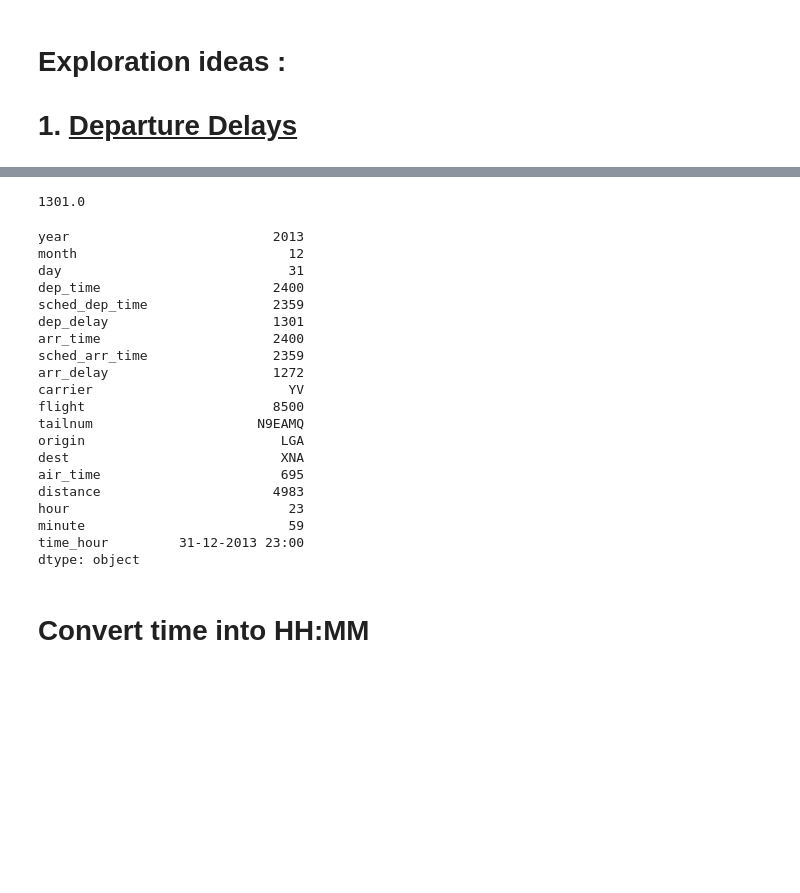
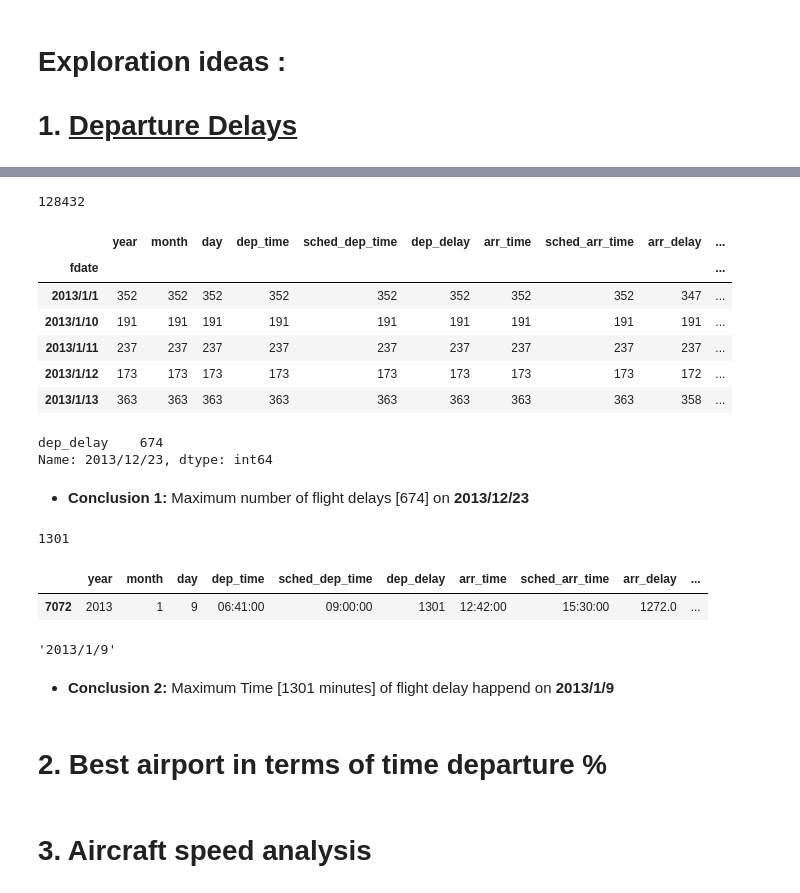
Before and after one commit to afarane/Analyze_NTY_FlighData, a Jupyter notebook: Analyze_NYC_FlightData.ipynb, the cells around one changed output, grey strips where cells are left out. Drawn from its saved outputs; the diff is of its cells as text; code cells hidden in the pictures; blank space fills up the shorter version.

```diff
--- a/Analyze_NYC_FlightData.ipynb
+++ b/Analyze_NYC_FlightData.ipynb
@@ -150,0 +125,4 @@ fdata.shape
+# %%
+len(fdata[fdata.dep_delay>0])
+# %% [output]
+128432
@@ -150,0 +131,20 @@ fdata.shape
+# %%
+delay_count= pd.DataFrame(delay_Flights.groupby('fdate').count())
+# %%
+delay_count.head()
+# %% [output]
+|  | year | month | day | dep_time | sched_dep_time | dep_delay | arr_time | sched_arr_time | arr_delay | ... |
+| fdate |  |  |  |  |  |  |  |  |  | ... |
+| 2013/1/1 | 352 | 352 | 352 | 352 | 352 | 352 | 352 | 352 | 347 | ... |
+| 2013/1/10 | 191 | 191 | 191 | 191 | 191 | 191 | 191 | 191 | 191 | ... |
+| 2013/1/11 | 237 | 237 | 237 | 237 | 237 | 237 | 237 | 237 | 237 | ... |
+| 2013/1/12 | 173 | 173 | 173 | 173 | 173 | 173 | 173 | 173 | 172 | ... |
+| 2013/1/13 | 363 | 363 | 363 | 363 | 363 | 363 | 363 | 363 | 358 | ... |
+# %%
+mydate = pd.DataFrame(delay_count['dep_delay'])
+mydate.loc[mydate['dep_delay'].idxmax()]
+# %% [output]
+dep_delay    674
+Name: 2013/12/23, dtype: int64
+# %% [markdown]
+* <b>Conclusion 1:</b> Maximum  number of flight delays [674] on <b>2013/12/23</b>
@@ -151,29 +153,21 @@ fdata.shape
 # %%
-fdata['dep_delay'].max()
+delay_time_max = fdata['dep_delay'].max()
+delay_time_max
 # %% [output]
-1301.0
+1301
 # %%
-fdata[fdata['dep_delay']==fdata['dep_delay']].max()
+
+fdata[fdata['dep_delay']==fdata['dep_delay'].max()]
 # %% [output]
-year                          2013
-month                           12
-day                             31
-dep_time                      2400
-sched_dep_time                2359
-dep_delay                     1301
-arr_time                      2400
-sched_arr_time                2359
-arr_delay                     1272
-carrier                         YV
-flight                        8500
-tailnum                     N9EAMQ
-origin                         LGA
-dest                           XNA
-air_time                       695
-distance                      4983
-hour                            23
-minute                          59
-time_hour         31-12-2013 23:00
-dtype: object
+|  | year | month | day | dep_time | sched_dep_time | dep_delay | arr_time | sched_arr_time | arr_delay | ... |
+| 7072 | 2013 | 1 | 9 | 06:41:00 | 09:00:00 | 1301 | 12:42:00 | 15:30:00 | 1272.0 | ... |
-# %% [markdown]
-# Convert time into HH:MM
+# %%
+fdata['fdate'].loc[fdata['dep_delay'].idxmax()]
+# %% [output]
+'2013/1/9'
+# %% [markdown]
+* <b>Conclusion 2:</b> Maximum Time [1301 minutes] of flight delay happend on <b>2013/1/9</b>
+# %% [markdown]
+# 2. Best airport in terms of time departure %
+# %% [markdown]
+# 3. Aircraft speed analysis
```
Also changed, not shown: parts of 19 cells of this notebook.
